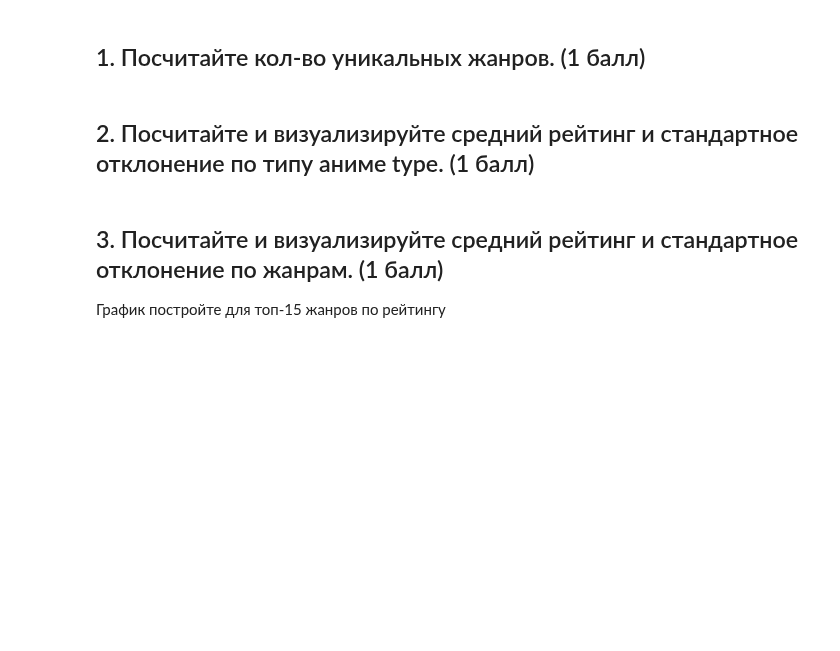
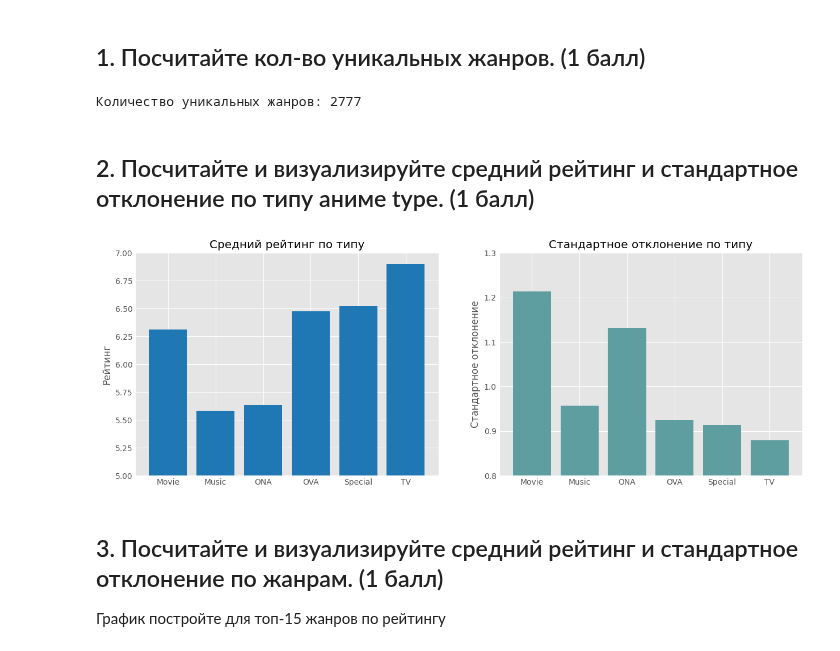
Before and after one commit to hilkovich/itmo_math_stat, a Jupyter notebook: homework_1/HW_1.ipynb, the cells around one changed output. Cells and saved outputs as stored; diff of their text form; code cells hidden in the pictures; blank space fills up the shorter version.

```diff
--- a/homework_1/HW_1.ipynb
+++ b/homework_1/HW_1.ipynb
@@ -73,8 +73,45 @@ df.head()
 | 4 | 9969 | Gintama&#039; | Action, Comedy, Historical, Parod... | TV | 51 | 9.16 | 151266 |
 # %% [markdown]
 ## 1. Посчитайте кол-во уникальных жанров. (1 балл)
+# %%
+# Преобразование столбца genre в список
+genre_list = df["genre"].tolist()
+
+# Подсчет уникальных жанров
+unique_genres = len(set(genre_list))
+
+print(f"Количество уникальных жанров: {unique_genres}")
+# %% [output]
+Количество уникальных жанров: 2777
 # %% [markdown]
 ## 2. Посчитайте и визуализируйте средний рейтинг и стандартное отклонение по типу аниме type. (1 балл)
+# %%
+# Подсчет среднего рейтинга по типу аниме
+type_ratings_mean = df.groupby("type").rating.mean().reset_index()
+
+# Подсчет стандартного отклонения рейтинга по типу аниме
+type_ratings_std = df.groupby("type").rating.std().reset_index()
+# %%
+# Визуализация данных
+plt.figure(figsize=(12, 4))
+
+# Средний рейтинг
+plt.subplot(1, 2, 1)
+plt.bar(type_ratings_mean["type"], type_ratings_mean["rating"])
+plt.title("Средний рейтинг по типу")
+plt.ylabel("Рейтинг")
+plt.ylim(5, 7)
+
+# Стандартное отклонение
+plt.subplot(1, 2, 2)
+plt.bar(type_ratings_std["type"], type_ratings_std["rating"], color="cadetblue")
+plt.title("Стандартное отклонение по типу")
+plt.ylabel("Стандартное отклонение")
+plt.ylim(0.8, 1.3)
+
+plt.show()
+# %% [output]
+[figure, added]
 # %% [markdown]
 ## 3. Посчитайте и визуализируйте средний рейтинг и стандартное отклонение по жанрам. (1 балл)
 График постройте для топ-15 жанров по рейтингу
```
Also changed, not shown: parts of 1 cell of this notebook, 2 other files.
